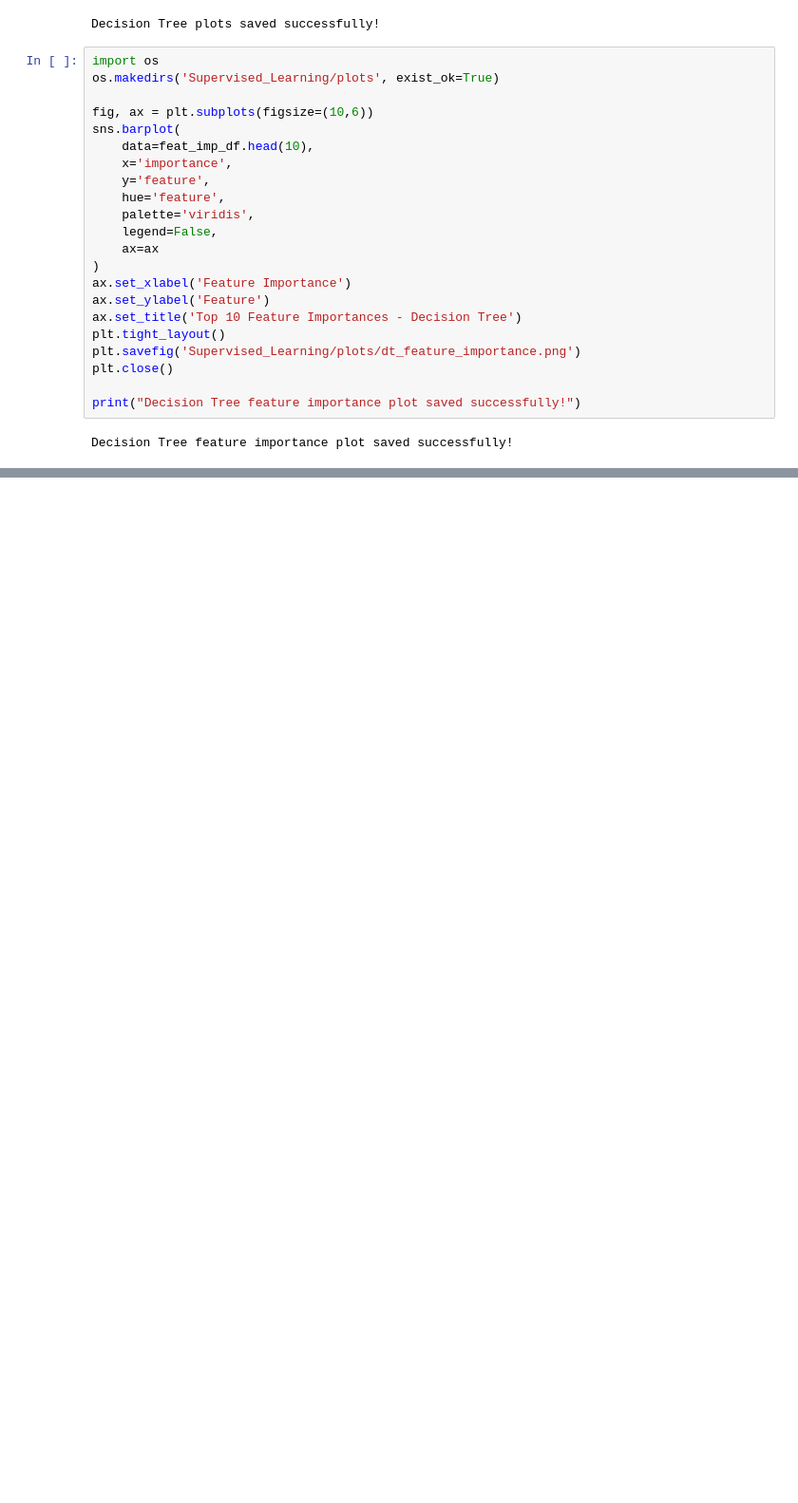
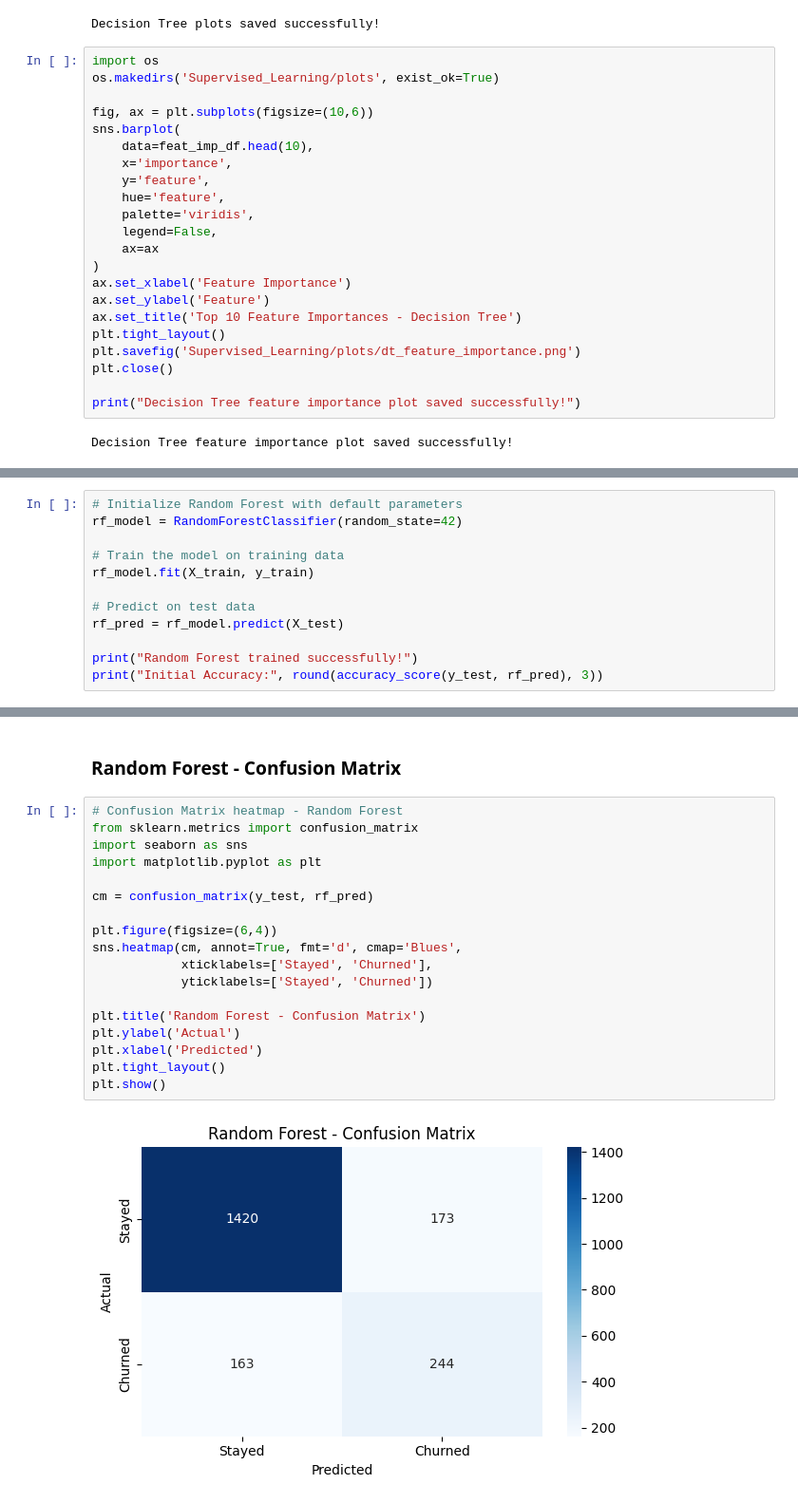
Before and after one commit to itsWesam/SWE485-Project-Group4, a Jupyter notebook: Phase1_Supervised_Learning.ipynb, the cells around one changed output, grey strips where cells are left out. Shown at 95% size. Drawn from its saved outputs; the diff is of its cells as text; blank space fills up the shorter version.

```diff
--- a/Phase1_Supervised_Learning.ipynb
+++ b/Phase1_Supervised_Learning.ipynb
@@ -1154,0 +1042,12 @@ plt.show()
+# %%
+# Initialize Random Forest with default parameters
+rf_model = RandomForestClassifier(random_state=42)
+
+# Train the model on training data
+rf_model.fit(X_train, y_train)
+
+# Predict on test data
+rf_pred = rf_model.predict(X_test)
+
+print("Random Forest trained successfully!")
+print("Initial Accuracy:", round(accuracy_score(y_test, rf_pred), 3))
@@ -1154,0 +1160,22 @@ plt.show()
+# %% [markdown]
+### Random Forest - Confusion Matrix
+# %%
+# Confusion Matrix heatmap - Random Forest
+from sklearn.metrics import confusion_matrix
+import seaborn as sns
+import matplotlib.pyplot as plt
+
+cm = confusion_matrix(y_test, rf_pred)
+
+plt.figure(figsize=(6,4))
+sns.heatmap(cm, annot=True, fmt='d', cmap='Blues',
+            xticklabels=['Stayed', 'Churned'],
+            yticklabels=['Stayed', 'Churned'])
+
+plt.title('Random Forest - Confusion Matrix')
+plt.ylabel('Actual')
+plt.xlabel('Predicted')
+plt.tight_layout()
+plt.show()
+# %% [output]
+[figure, added]
```
Also changed, not shown: parts of 46 cells of this notebook, 4 other files.
